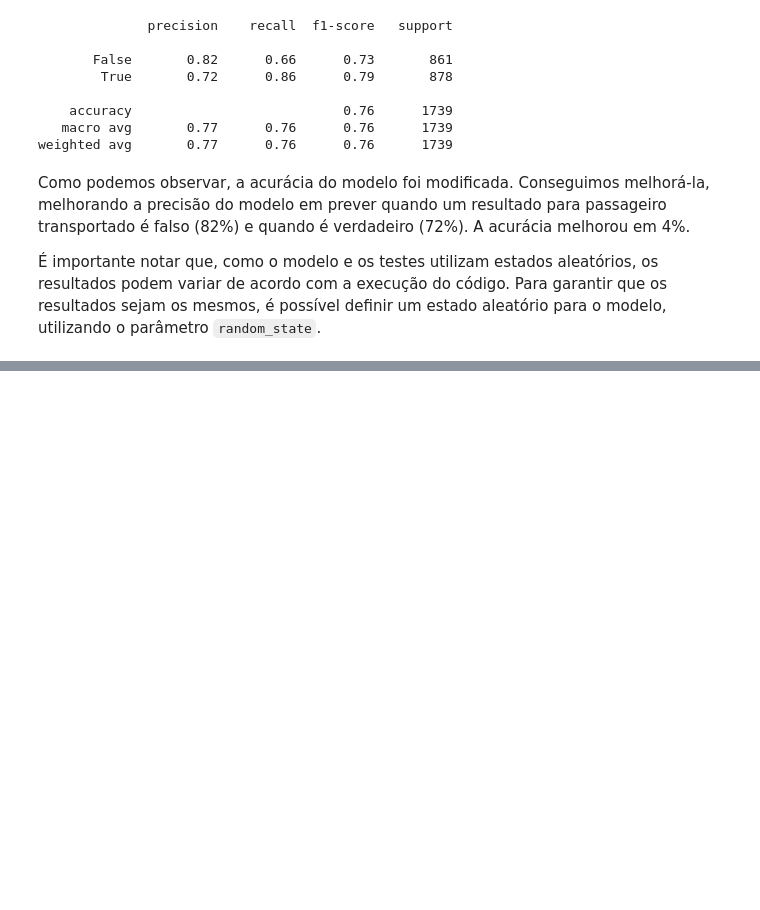
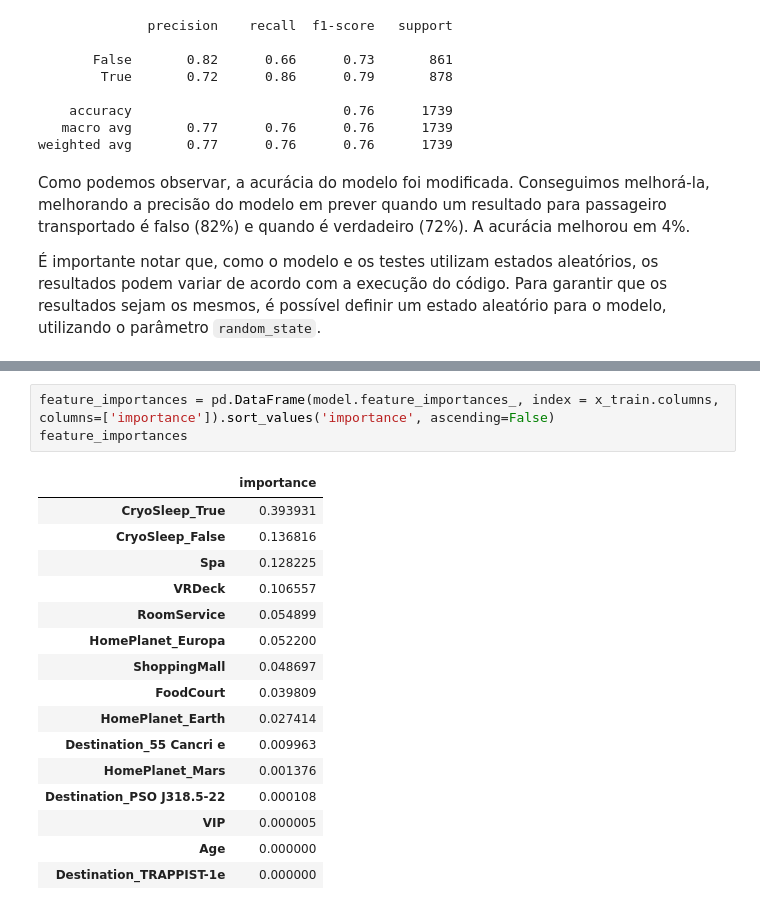
Before and after one commit to thomaschiari/Spaceship-Titanic-Kaggle-Competition, a Jupyter notebook: Spaceship-Titanic.ipynb, the cells around one changed output, grey strips where cells are left out. Drawn from its saved outputs; the diff is of its cells as text; blank space fills up the shorter version.

```diff
--- a/Spaceship-Titanic.ipynb
+++ b/Spaceship-Titanic.ipynb
@@ -369,0 +421,20 @@ Como podemos observar, a acurácia do modelo foi modificada. Conseguimos melhor
+# %%
+feature_importances = pd.DataFrame(model.feature_importances_, index = x_train.columns, columns=['importance']).sort_values('importance', ascending=False)
+feature_importances
+# %% [output]
+|  | importance |
+| CryoSleep_True | 0.393931 |
+| CryoSleep_False | 0.136816 |
+| Spa | 0.128225 |
+| VRDeck | 0.106557 |
+| RoomService | 0.054899 |
+| HomePlanet_Europa | 0.052200 |
+| ShoppingMall | 0.048697 |
+| FoodCourt | 0.039809 |
+| HomePlanet_Earth | 0.027414 |
+| Destination_55 Cancri e | 0.009963 |
+| HomePlanet_Mars | 0.001376 |
+| Destination_PSO J318.5-22 | 0.000108 |
+| VIP | 0.000005 |
+| Age | 0.000000 |
+| Destination_TRAPPIST-1e | 0.000000 |
```
Also changed, not shown: parts of 27 cells of this notebook, 1 other file.
